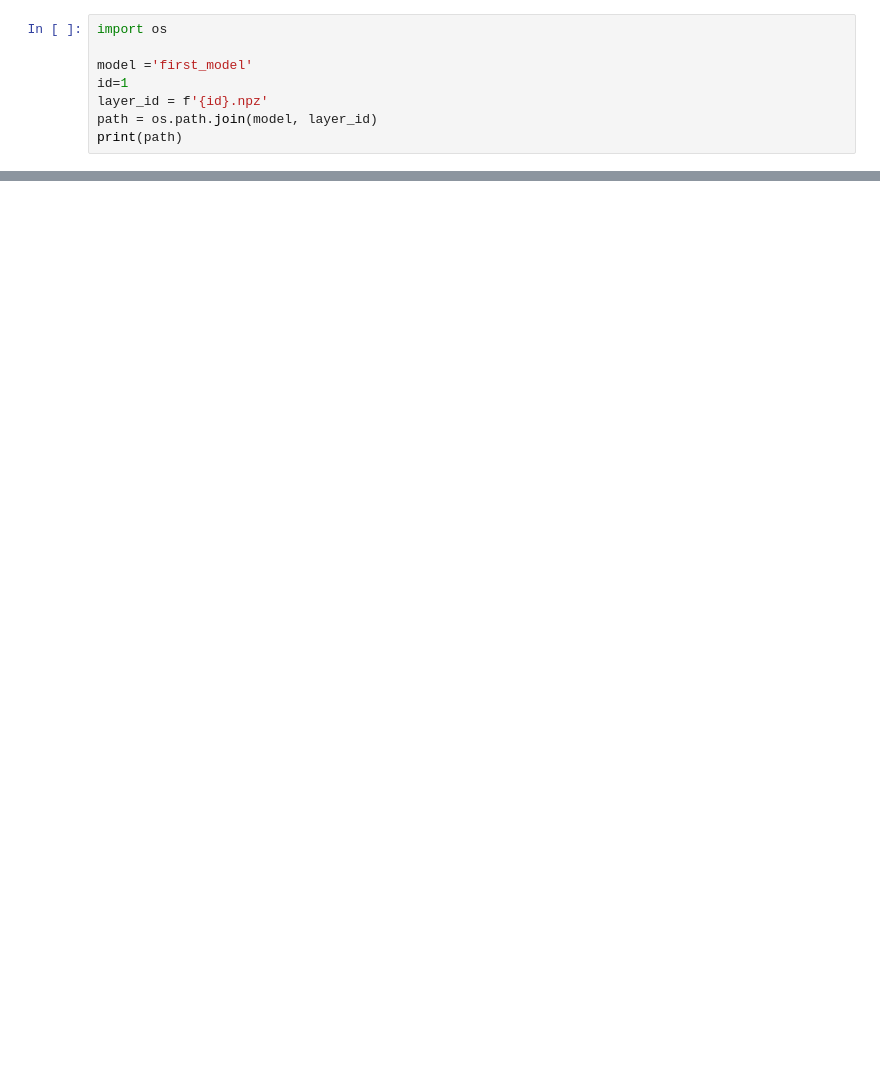
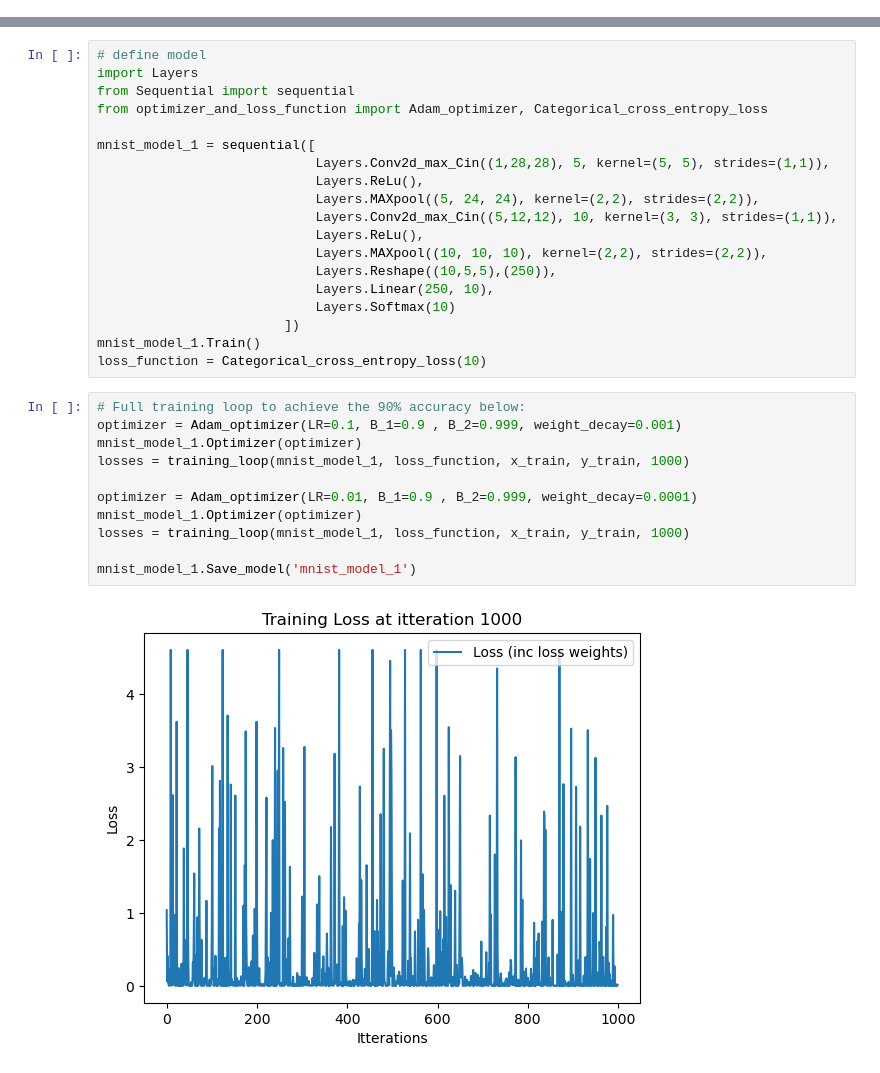
Before and after one commit to freeklinssen/MNIST-in-numpy, a Jupyter notebook: MNIST image recognition.ipynb, the cells around one changed output, grey strips where cells are left out. Drawn from its saved outputs; the diff is of its cells as text; blank space fills up the shorter version.

Commit message:
added a version with batch size that reached 93% accuracy

```diff
--- a/MNIST image recognition.ipynb
+++ b/MNIST image recognition.ipynb
@@ -199,8 +0,0 @@ print(layer1_biases)
-# %%
-import os
-
-model ='first_model'
-id=1
-layer_id = f'{id}.npz'
-path = os.path.join(model, layer_id)
-print(path)
@@ -699,0 +68,32 @@ loop = training_loop(x_train, y_train,1, 5)
+# %%
+# define model
+import Layers
+from Sequential import sequential
+from optimizer_and_loss_function import Adam_optimizer, Categorical_cross_entropy_loss
+
+mnist_model_1 = sequential([
+                            Layers.Conv2d_max_Cin((1,28,28), 5, kernel=(5, 5), strides=(1,1)),
+                            Layers.ReLu(),
+                            Layers.MAXpool((5, 24, 24), kernel=(2,2), strides=(2,2)),
+                            Layers.Conv2d_max_Cin((5,12,12), 10, kernel=(3, 3), strides=(1,1)),
+                            Layers.ReLu(),
+                            Layers.MAXpool((10, 10, 10), kernel=(2,2), strides=(2,2)),
+                            Layers.Reshape((10,5,5),(250)),
+                            Layers.Linear(250, 10),
+                            Layers.Softmax(10)
+                        ])
+mnist_model_1.Train()
+loss_function = Categorical_cross_entropy_loss(10)
+# %%
+# Full training loop to achieve the 90% accuracy below:
+optimizer = Adam_optimizer(LR=0.1, B_1=0.9 , B_2=0.999, weight_decay=0.001)
+mnist_model_1.Optimizer(optimizer)
+losses = training_loop(mnist_model_1, loss_function, x_train, y_train, 1000)
+
+optimizer = Adam_optimizer(LR=0.01, B_1=0.9 , B_2=0.999, weight_decay=0.0001)
+mnist_model_1.Optimizer(optimizer)
+losses = training_loop(mnist_model_1, loss_function, x_train, y_train, 1000)
+
+mnist_model_1.Save_model('mnist_model_1')
+# %% [output]
+[figure, added]
```
Also changed, not shown: parts of 38 cells of this notebook, 16 other files.
